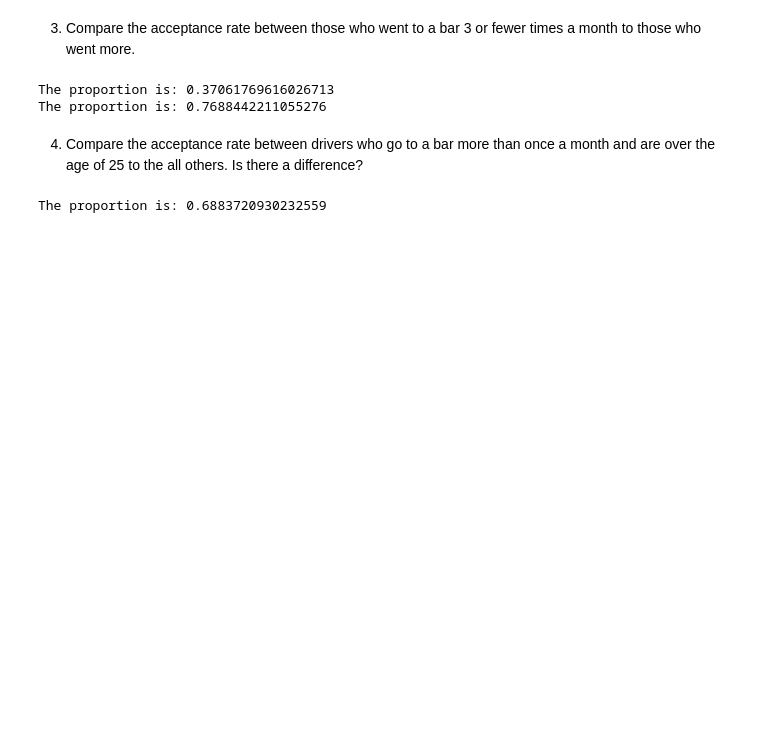
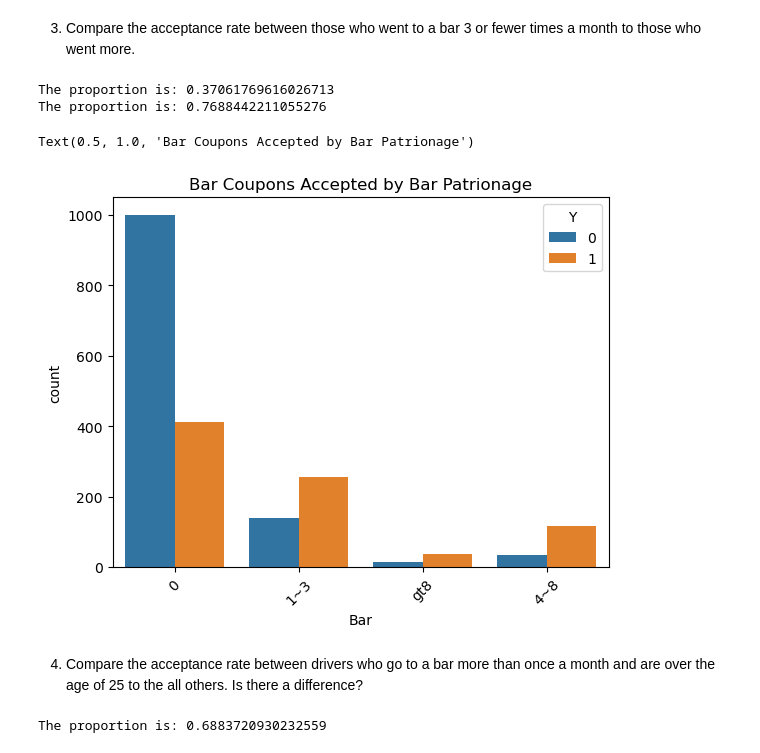
Before and after one commit to BrianPlace9151/Berkeley-MLAI-Cert-Mod-5_1-Coupons-Assignment, a Jupyter notebook: prompt.ipynb, the cells around one changed output. Cells and saved outputs as stored; diff of their text form; code cells hidden in the pictures; blank space fills up the shorter version.

```diff
--- a/prompt.ipynb
+++ b/prompt.ipynb
@@ -284,29 +290,36 @@ The proportion is: 0.40936254980079684
 # %%
 # calculate the proportion of two subsets 1)number of acceptances for people who went 3 or less times to the bar a month and 2) number of acceptances for people who went more than 3 times to the bar a month
 #1 create a subset using pandas isin() filtering methof of our bar only coupon dataframe where people went to the bar 3 or less times a month
-#2 count the number of the 3 or less bar goers who used a bar coupon
+#2 count the number of the 3 or less bar goers who accepted a bar coupon
 #3 count the total records of our bar only coupon dataframe
-#4 divide the people who used coupon by the total records
+#4 divide the people who accepted coupon by the total records
 #5 repeat for data subset of those who went to the bar more than 3 times a month
 #6 compare proportions
 
-#answer: Those who frequent the bar more or more likely to use the bar coupons
+#answer: Those who frequent the bar more or more likely to accept the bar coupons
 
 bar_three_or_less = bar_coupons_only[bar_coupons_only['Bar'].isin(['0', '1~3'])]
-Bar3less_use_coupon = (bar_three_or_less[Y] == 1).sum()
+Bar3less_accept_coupon = (bar_three_or_less[Y] == 1).sum()
 total_barless3_coupon_rows = len(bar_three_or_less[Y])
-proportion_bar3less_will_use_coupon = Bar3less_use_coupon / total_barless3_coupon_rows
+proportion_bar3less_will_accept_coupon = Bar3less_accept_coupon / total_barless3_coupon_rows
 
 bar_greater_than_three = bar_coupons_only[bar_coupons_only['Bar'].isin(['4~8', 'gt8'])]
-Bar3more_use_coupon = (bar_greater_than_three[Y] == 1).sum()
+Bar3more_accept_coupon = (bar_greater_than_three[Y] == 1).sum()
 total_barmore3_coupon_rows = len(bar_greater_than_three[Y])
-proportion_bar3more_will_use_coupon = Bar3more_use_coupon / total_barmore3_coupon_rows
+proportion_bar3more_will_accept_coupon = Bar3more_accept_coupon / total_barmore3_coupon_rows
 
-print(f"The proportion is: {proportion_bar3less_will_use_coupon}")
-print(f"The proportion is: {proportion_bar3more_will_use_coupon}")
+print(f"The proportion is: {proportion_bar3less_will_accept_coupon}")
+print(f"The proportion is: {proportion_bar3more_will_accept_coupon}")
+
+
+sns.countplot(data=bar_coupons_only,x='Bar',hue='Y')
+plt.xticks(rotation=45)
+plt.title('Bar Coupons Accepted by Bar Patrionage')
 # %% [output]
 The proportion is: 0.37061769616026713
 The proportion is: 0.7688442211055276
+Text(0.5, 1.0, 'Bar Coupons Accepted by Bar Patrionage')
+[figure, added]
 # %% [markdown]
 4. Compare the acceptance rate between drivers who go to a bar more than once a month and are over the age of 25 to the all others.  Is there a difference?
 # %%
```
Also changed, not shown: parts of 9 cells of this notebook.
